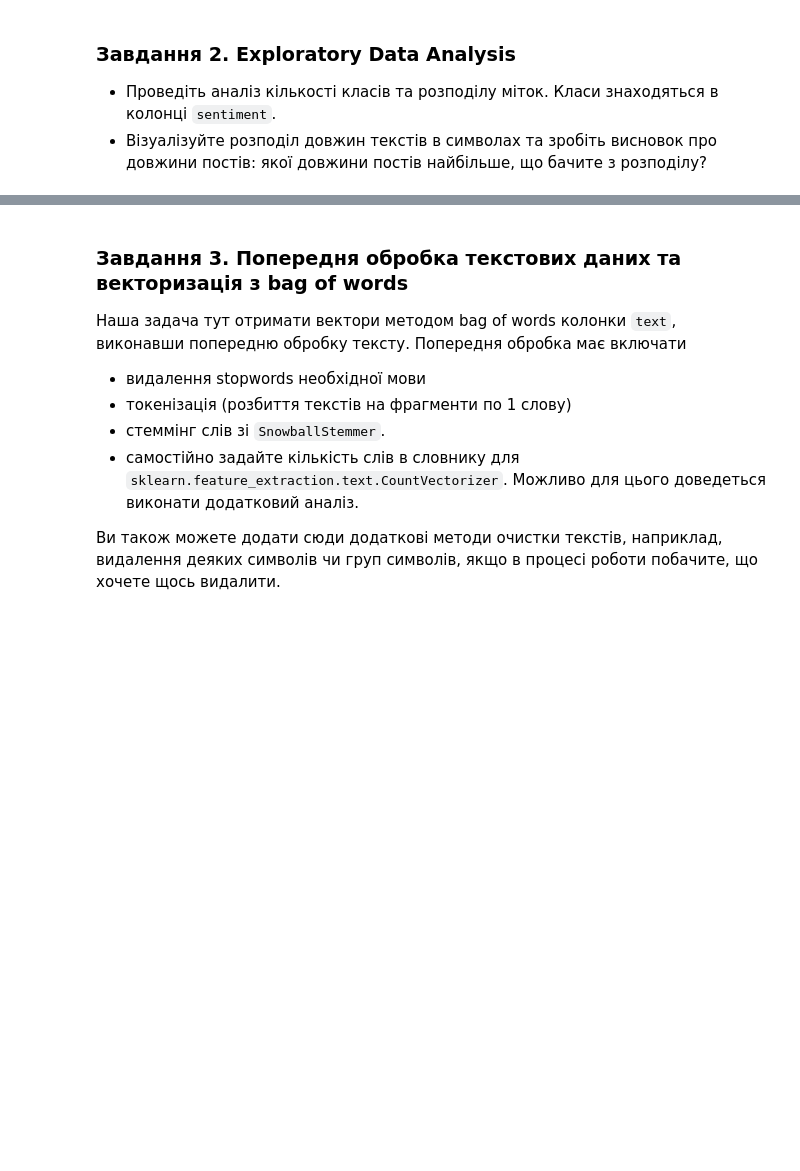
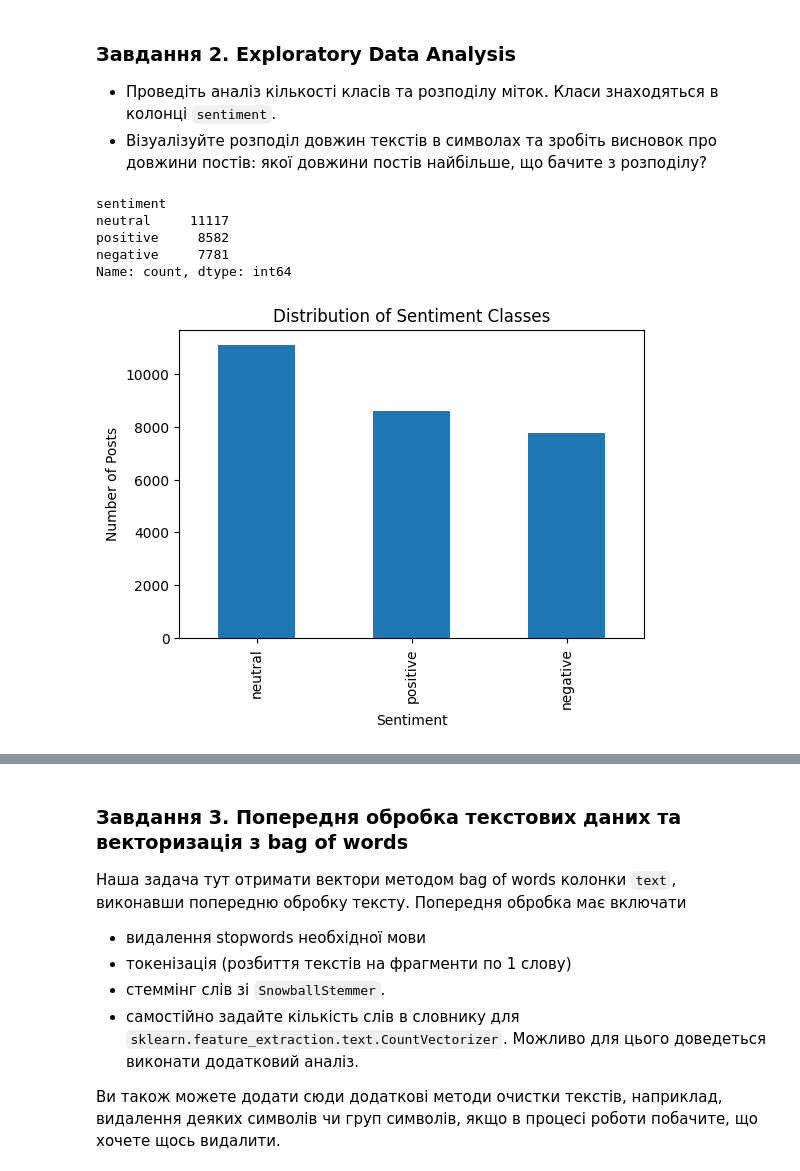
Before and after one commit to LiubovRev/Fake-News-Detector, a Jupyter notebook: nlp_classification/HW_NLP_Classification.ipynb, the cells around one changed output, grey strips where cells are left out. Cells and saved outputs as stored; diff of their text form; code cells hidden in the pictures; blank space fills up the shorter version.

```diff
--- a/nlp_classification/HW_NLP_Classification.ipynb
+++ b/nlp_classification/HW_NLP_Classification.ipynb
@@ -20,0 +39,5 @@
+# %%
+df_raw = pd.read_csv("train.csv")
+display(df_raw.head())
+df_raw.info()
+display(df_raw.describe())
@@ -20,0 +77,4 @@
+# %%
+# Remove rows with missing values
+df = df_raw.dropna()
+print(f"Dataset shape after cleaning: {df.shape}")
@@ -23,3 +85,22 @@
 
 - Проведіть аналіз кількості класів та розподілу міток. Класи знаходяться в колонці `sentiment`.
 - Візуалізуйте розподіл довжин текстів в символах та зробіть висновок про довжини постів: якої довжини постів найбільше, що бачите з розподілу?
+# %%
+# Class distribution (sentiment)
+print(df['sentiment'].value_counts())
+# %% [output]
+sentiment
+neutral     11117
+positive     8582
+negative     7781
+Name: count, dtype: int64
+# %%
+# Plot class distribution
+plt.figure(figsize=(6,4))
+df['sentiment'].value_counts().plot(kind='bar')
+plt.title('Distribution of Sentiment Classes')
+plt.xlabel('Sentiment')
+plt.ylabel('Number of Posts')
+plt.show()
+# %% [output]
+[figure, added]
```
Also changed, not shown: parts of 41 cells of this notebook.
